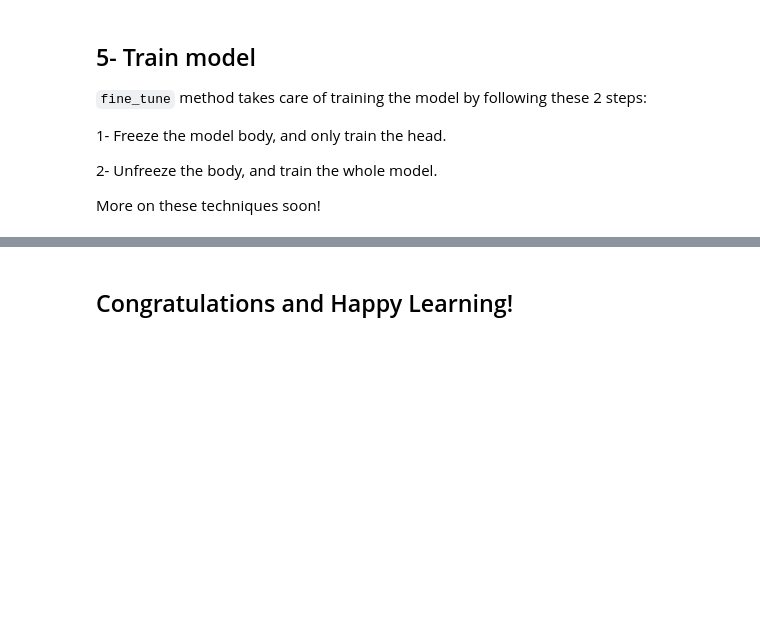
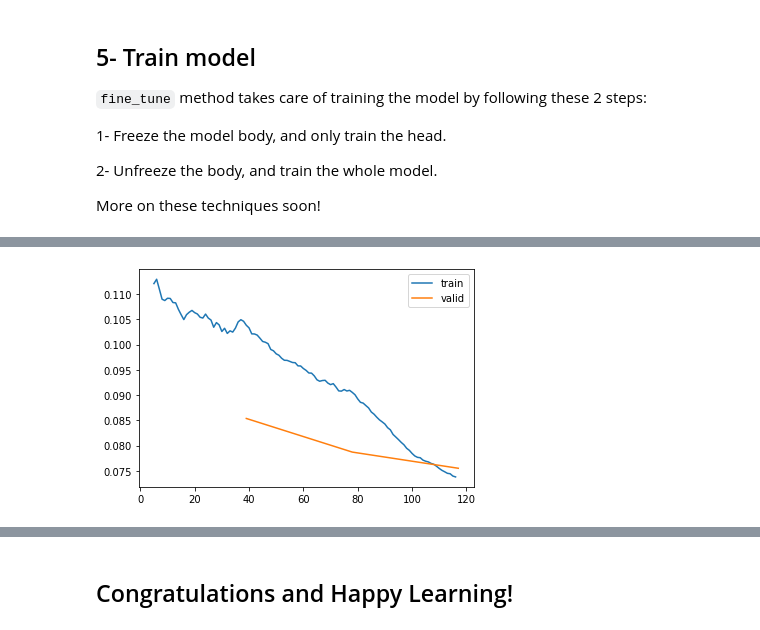
Before and after one commit to ai-fast-track/fastai-visual-guide, a Jupyter notebook: 02_image-classification-multi-label.ipynb, the cells around one changed output, grey strips where cells are left out. Cells and saved outputs as stored; diff of their text form; code cells hidden in the pictures; blank space fills up the shorter version.

```diff
--- a/02_image-classification-multi-label.ipynb
+++ b/02_image-classification-multi-label.ipynb
@@ -96,0 +97,4 @@ learn.fine_tune(3, base_lr=3e-3, freeze_epochs=4)
+# %%
+learn.recorder.plot_loss()
+# %% [output]
+[figure, added]
```
Also changed, not shown: parts of 8 cells of this notebook, 1 other file.
